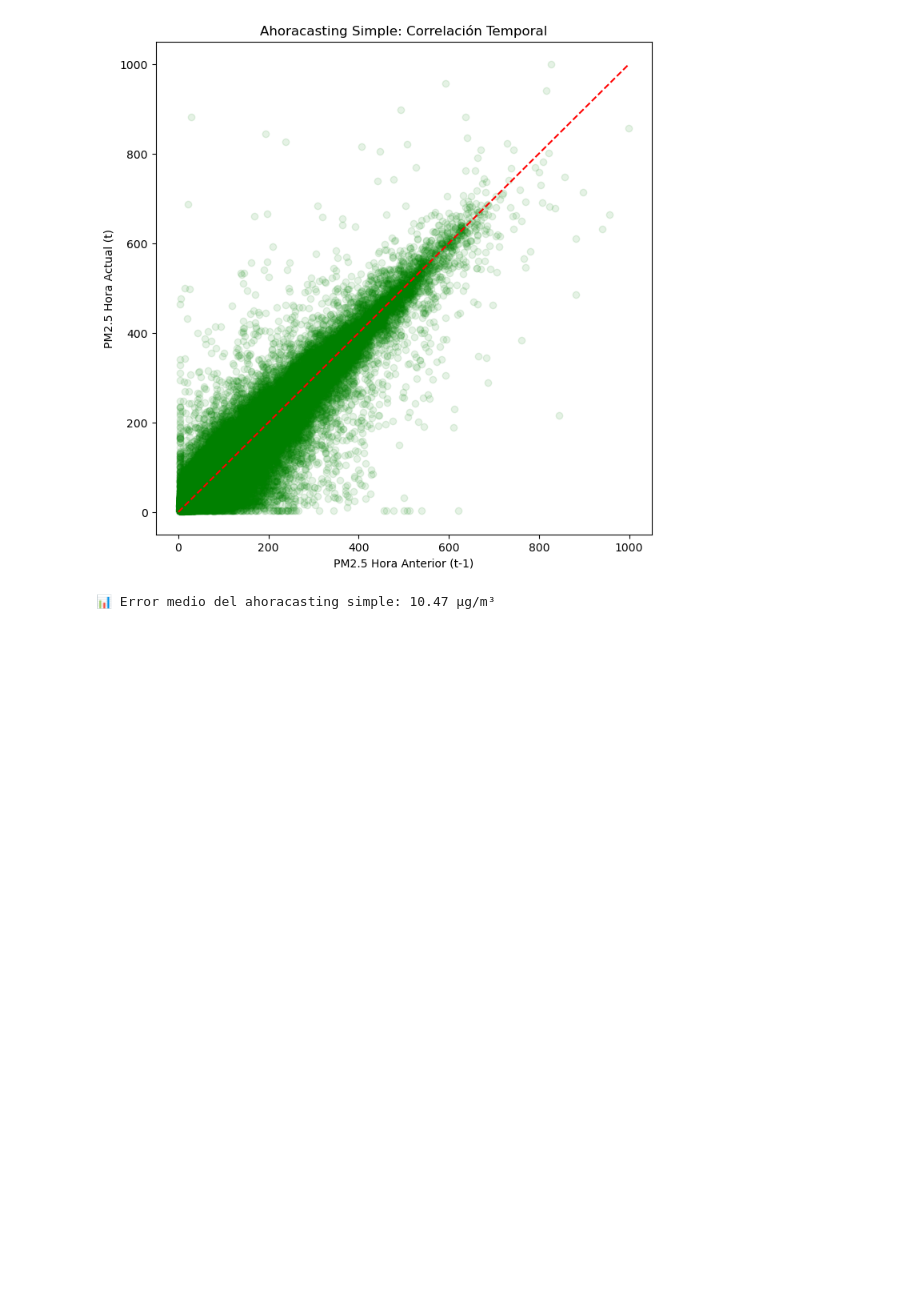
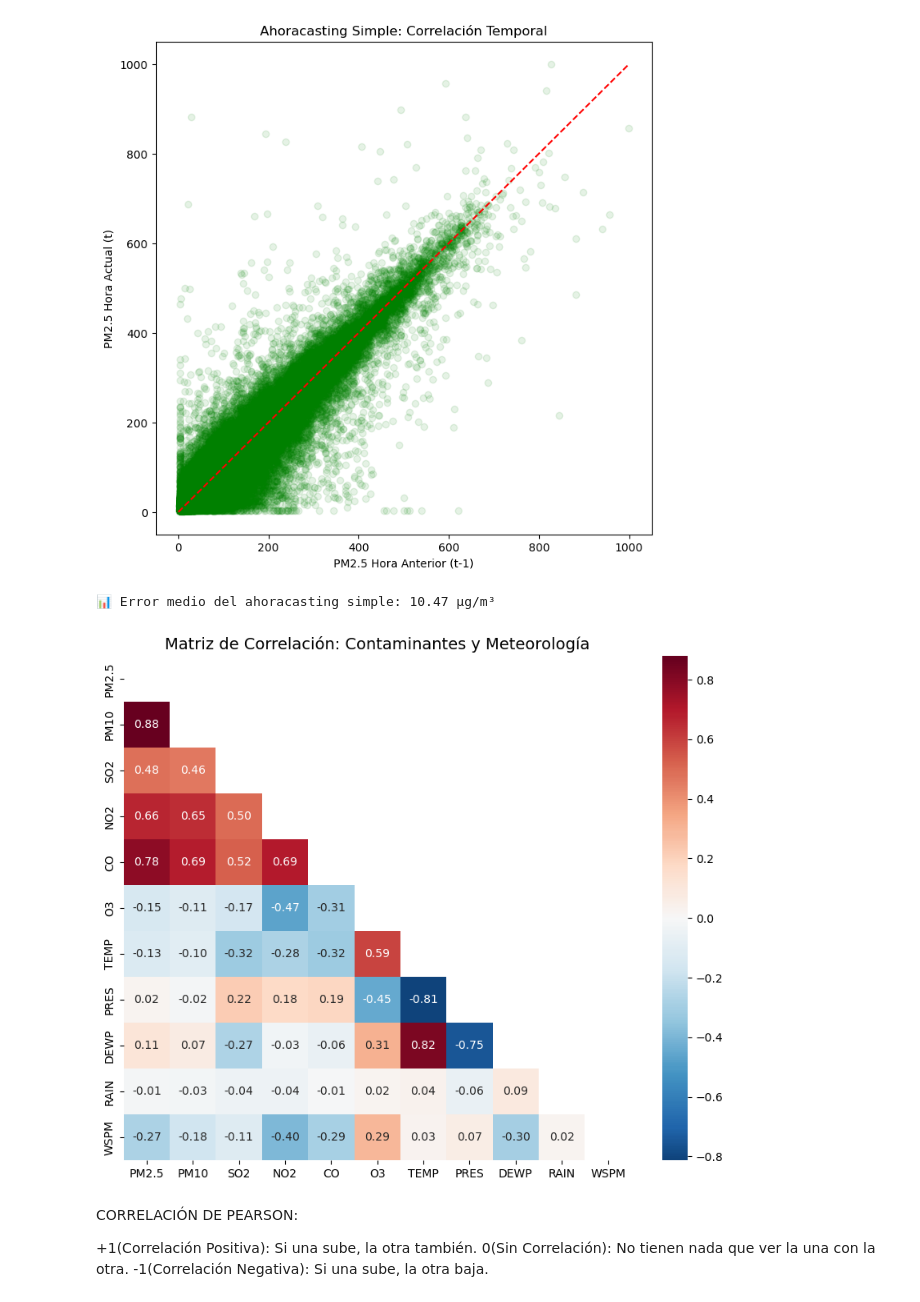
Before and after one commit to Antonio6709/beijing-air-quality, a Jupyter notebook: notebooks/02_eda_y_visualizacion.ipynb, the cells around one changed output. Drawn from its saved outputs; the diff is of its cells as text; code cells hidden in the pictures; blank space fills up the shorter version.

```diff
--- a/notebooks/02_eda_y_visualizacion.ipynb
+++ b/notebooks/02_eda_y_visualizacion.ipynb
@@ -187,3 +257,22 @@ Passing `palette` without assigning `hue` is deprecated and will be removed in v
 [figure]
 [figure]
 📊 Error medio del ahoracasting simple: 10.47 µg/m³
+# %%
+# Seleccionamos las variables numéricas que definiste en tu diccionario
+cols_analisis = ['PM2.5', 'PM10', 'SO2', 'NO2', 'CO', 'O3', 'TEMP', 'PRES', 'DEWP', 'RAIN', 'WSPM']
+matriz_corr = df[cols_analisis].corr()
+
+# Dibujamos un Heatmap profesional con Seaborn
+plt.figure(figsize=(10, 8))
+mask = np.triu(np.ones_like(matriz_corr, dtype=bool)) # Máscara para ver solo la mitad (más limpio)
+sns.heatmap(matriz_corr, annot=True, mask=mask, cmap='RdBu_r', center=0, fmt='.2f')
+plt.title('Matriz de Correlación: Contaminantes y Meteorología', fontsize=14)
+plt.show()
+# %% [output]
+[figure, added]
+# %% [markdown]
+CORRELACIÓN DE PEARSON:
+
++1(Correlación Positiva): Si una sube, la otra también.
+0(Sin Correlación): No tienen nada que ver la una con la otra.
+-1(Correlación Negativa): Si una sube, la otra baja.
```
Also changed, not shown: parts of 9 cells of this notebook, 6 other files.
